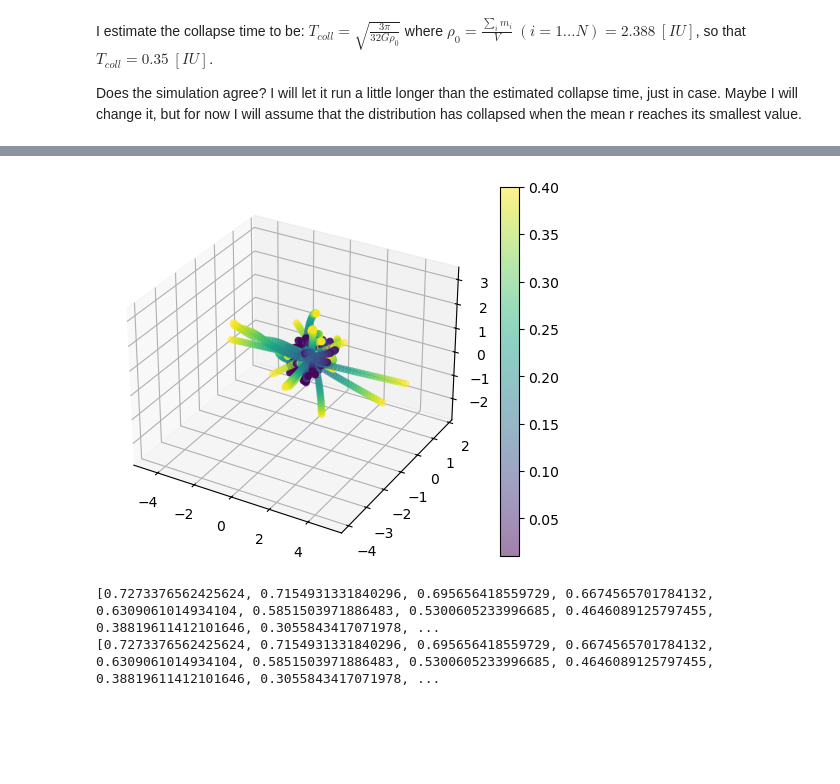
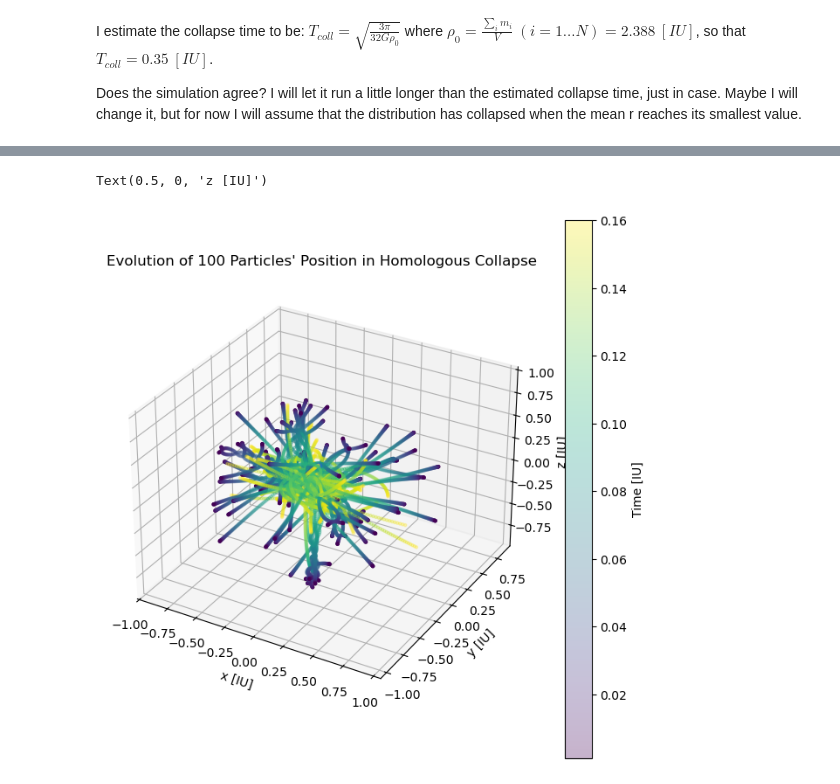
Before and after one commit to ebianchi803/dynamics, a Jupyter notebook: 2/2_gen.ipynb, the cells around one changed output, grey strips where cells are left out. Saved outputs shown, nothing was run; the diff lists cells and outputs as text; code cells hidden in the pictures; blank space fills up the shorter version.

```diff
--- a/2/2_gen.ipynb
+++ b/2/2_gen.ipynb
@@ -194,29 +196,29 @@ for i in range(len(times)):
     mean_r = r_timestamp/N_points
     r_values.append(mean_r)
 # %%
-fig = plt.figure()
+fig = plt.figure(figsize=(8,8))
 ax = fig.add_subplot(projection='3d')
 ax.scatter(x,y,z)
 color = times
 r_s = []
 for i in range(N_points):
     row = data[data.index % (N_points+2) - (2+i) == 0]
-    sc = ax.scatter(row['x'],row['y'],row['z'],c=color,alpha=0.5)
+    sc = ax.scatter(row['x'],row['y'],row['z'],c=color,alpha=0.3,marker='.')
     r = xyz_to_r(row['x'],row['y'],row['z'])
     r_s.append(r)
-fig.colorbar(sc, ax=ax)
+cbar = fig.colorbar(sc, ax=ax)
+cbar.set_label('Time [IU]')
 #print(r_s[0]) #r_s[i] dà le r della particella i-esima per ogni tempo
 r_tot = []
 for ti in range(len(times)):
     ri = 0
     for nj in range(N_points):
         ri+=r_s[nj].iloc[ti]
     r_tot.append(ri/N_points)
+ax.set_title('Evolution of '+ str(N_points) + ' Particles\' Position in Homologous Collapse')
+ax.set_xlabel('x [IU]')
+ax.set_ylabel('y [IU]')
+ax.set_zlabel('z [IU]')
 # %% [output]
+Text(0.5, 0, 'z [IU]')
-[figure, old version]
+[figure, new version]
-# %%
-print(r_values)
-print(r_tot)
-# %% [output]
-[0.7273376562425624, 0.7154931331840296, 0.695656418559729, 0.6674565701784132, 0.6309061014934104, 0.5851503971886483, 0.5300605233996685, 0.4646089125797455, 0.38819611412101646, 0.3055843417071978, ...
-[0.7273376562425624, 0.7154931331840296, 0.695656418559729, 0.6674565701784132, 0.6309061014934104, 0.5851503971886483, 0.5300605233996685, 0.4646089125797455, 0.38819611412101646, 0.3055843417071978, ...
```
Also changed, not shown: parts of 4 cells of this notebook.
